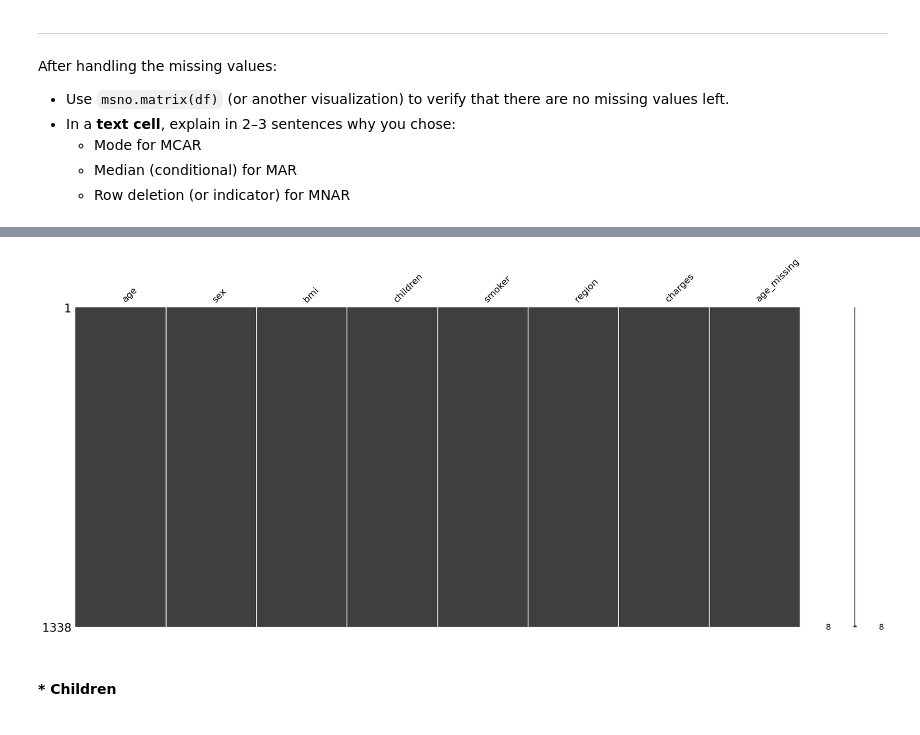
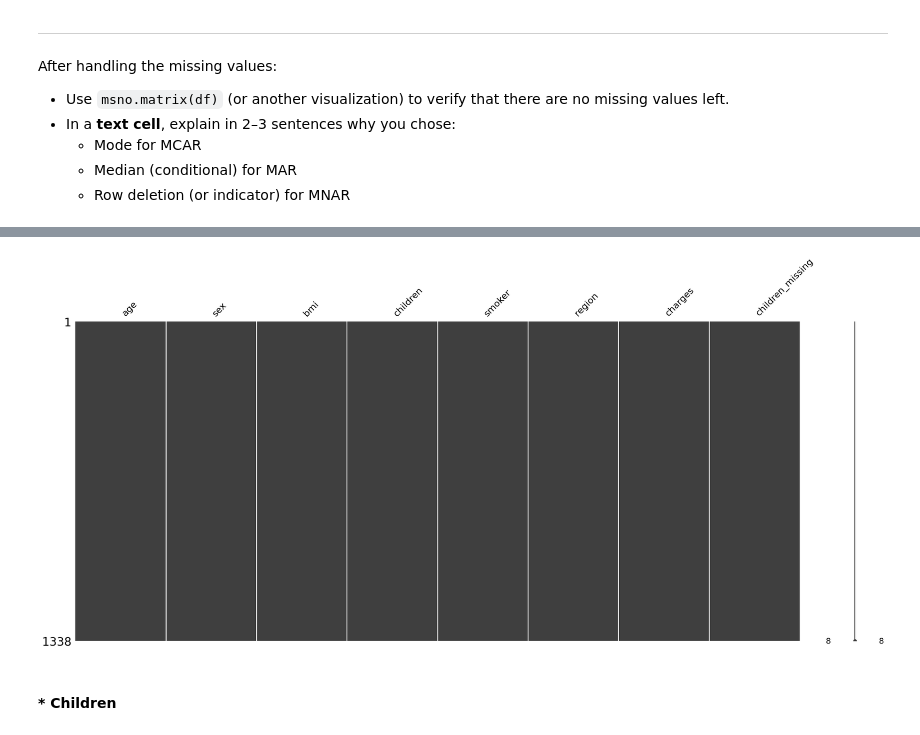
Before and after one commit to viviantram03/labb-1, a Jupyter notebook: Lab1.ipynb, the cells around one changed output, grey strips where cells are left out. Drawn from its saved outputs; the diff is of its cells as text; code cells hidden in the pictures.

```diff
--- a/Lab1.ipynb
+++ b/Lab1.ipynb
@@ -570,19 +570,21 @@ After handling the missing values:
   - Median (conditional) for MAR
   - Row deletion (or indicator) for MNAR
 # %%
-# fill missing values in 'children' column with the mode (most frequent value)
-mode_children = df['children'].mode()[0] # get the most frequent value
-df['children']= df['children'].fillna(mode_children) # replace missing values with the mode
+# fill missing values in 'age' column with the mode (MCAR)
+mode_age = df['age'].mode()[0]  # get the most frequent value
+df['age'] = df['age'].fillna(mode_age)  # replace missing 'age' with the mode
 
-# fill missing 'bmi' values using the median within each group of 'sex' and 'smoker'
-df['bmi'] = df.groupby(['sex', 'smoker'], observed=True)['bmi'].transform(lambda x: x.fillna(x.median())) # Replace missing BMI with group median
+# fill missing 'bmi' values using the median within each group of 'sex' and 'smoker' (MAR)
+df['bmi'] = df.groupby(['sex', 'smoker'], observed=True)['bmi'].transform(
+    lambda x: x.fillna(x.median())
+)  # replace missing BMI with group median
 
-# create a new binary column indicating whether 'age' is missing
-df['age_missing'] = df['age'].isna().astype(int) # 1 if missing, 0 if not
+# create a new binary column indicating whether 'children' is missing (MNAR)
+df['children_missing'] = df['children'].isna().astype(int)  # 1 if missing, 0 if not
 
-# fill missing 'age' values with the median age
-median_age = df['age'].median() # calculate median of 'age'
-df['age'] = df['age'].fillna(median_age) # replace missing 'age' with median
+# fill missing values in 'children' column with the median (MNAR approach after indicator)
+median_children = df['children'].median()  # calculate median of 'children'
+df['children'] = df['children'].fillna(median_children)  # replace missing 'children' with median
 
 # print the count of missing values in each column
 print(df.isna().sum())
@@ -602,5 +604,5 @@ age_missing    0
 dtype: int64
-[figure, old version]
+[figure, new version]
 # %% [markdown]
 #### * Children
 # %% [markdown]
```
Also changed, not shown: parts of 6 cells of this notebook.
